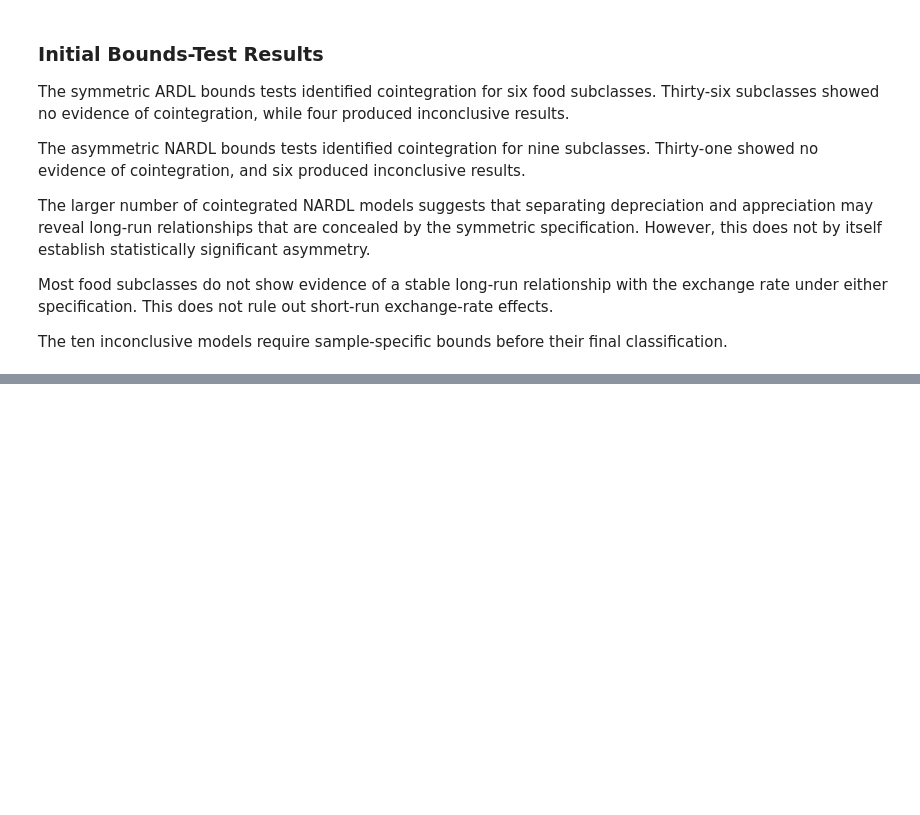
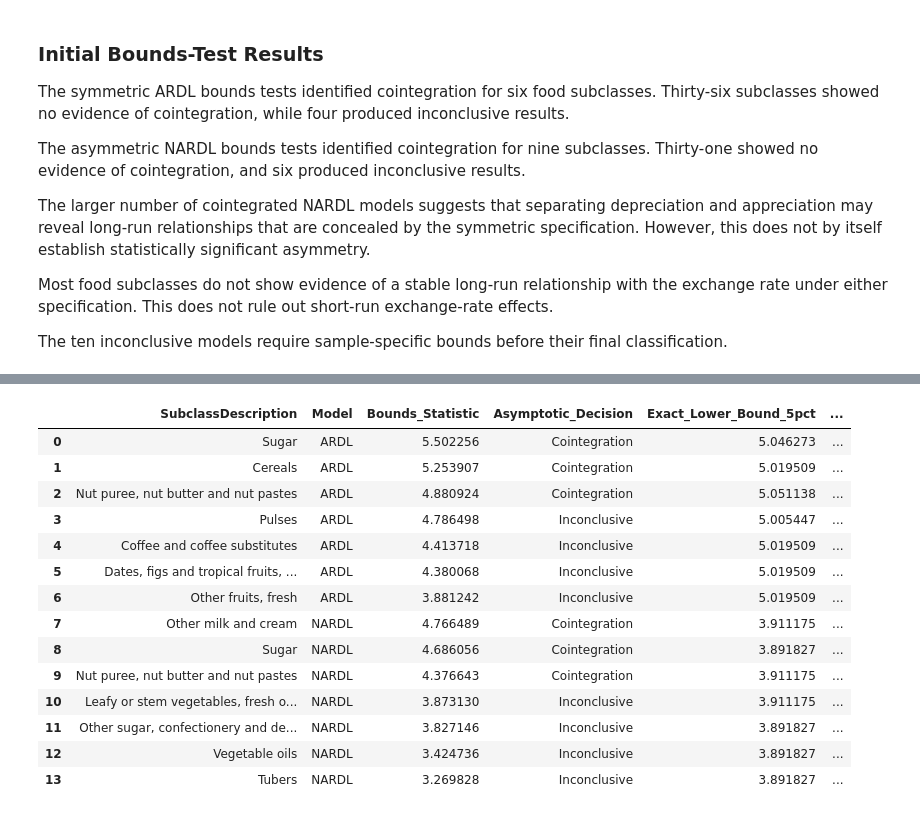
Before and after one commit to MasindiManaga/ERPT_ML_Research, a Jupyter notebook: notebooks/06_Econometric_Modelling.ipynb, the cells around one changed output, grey strips where cells are left out. Drawn from its saved outputs; the diff is of its cells as text; code cells hidden in the pictures; blank space fills up the shorter version.

Commit message:
Analysis for Reference Model Coefficient

```diff
--- a/notebooks/06_Econometric_Modelling.ipynb
+++ b/notebooks/06_Econometric_Modelling.ipynb
@@ -1624,0 +1640,21 @@ The ten inconclusive models require sample-specific bounds before their final cl
+# %%
+# identify candidate long-run relationships
+candidate_bounds_results = (
+    combined_bounds_results[
+        combined_bounds_results["Decision"] != "No cointegration"
+    ]
+    .copy()
+    .reset_index(drop=True)
+)
+
+print(
+    "Models requiring sample-specific verification:",
+    len(candidate_bounds_results)
+)
+
+candidate_bounds_results.groupby(
+    [
+        "Model",
+        "Decision"
+    ]
+).size().rename("Food_Subclasses").to_frame()
@@ -1624,0 +1776,38 @@ The ten inconclusive models require sample-specific bounds before their final cl
+# %%
+# identify decisions changed by finite-sample verification
+bounds_decision_changes = (
+    exact_bounds_results[
+        exact_bounds_results["Exact_Decision"]
+        != exact_bounds_results["Asymptotic_Decision"]
+    ]
+    [
+        [
+            "SubclassDescription",
+            "Model",
+            "Bounds_Statistic",
+            "Asymptotic_Decision",
+            "Exact_Lower_Bound_5pct",
+            "Exact_Upper_Bound_5pct",
+            "Exact_Decision"
+        ]
+    ]
+    .reset_index(drop=True)
+)
+
+bounds_decision_changes
+# %% [output]
+|  | SubclassDescription | Model | Bounds_Statistic | Asymptotic_Decision | Exact_Lower_Bound_5pct | ... |
+| 0 | Sugar | ARDL | 5.502256 | Cointegration | 5.046273 | ... |
+| 1 | Cereals | ARDL | 5.253907 | Cointegration | 5.019509 | ... |
+| 2 | Nut puree, nut butter and nut pastes | ARDL | 4.880924 | Cointegration | 5.051138 | ... |
+| 3 | Pulses | ARDL | 4.786498 | Inconclusive | 5.005447 | ... |
+| 4 | Coffee and coffee substitutes | ARDL | 4.413718 | Inconclusive | 5.019509 | ... |
+| 5 | Dates, figs and tropical fruits, ... | ARDL | 4.380068 | Inconclusive | 5.019509 | ... |
+| 6 | Other fruits, fresh | ARDL | 3.881242 | Inconclusive | 5.019509 | ... |
+| 7 | Other milk and cream | NARDL | 4.766489 | Cointegration | 3.911175 | ... |
+| 8 | Sugar | NARDL | 4.686056 | Cointegration | 3.891827 | ... |
+| 9 | Nut puree, nut butter and nut pastes | NARDL | 4.376643 | Cointegration | 3.911175 | ... |
+| 10 | Leafy or stem vegetables, fresh o... | NARDL | 3.873130 | Inconclusive | 3.911175 | ... |
+| 11 | Other sugar, confectionery and de... | NARDL | 3.827146 | Inconclusive | 3.891827 | ... |
+| 12 | Vegetable oils | NARDL | 3.424736 | Inconclusive | 3.891827 | ... |
+| 13 | Tubers | NARDL | 3.269828 | Inconclusive | 3.891827 | ... |
```
Also changed, not shown: parts of 14 cells of this notebook.
